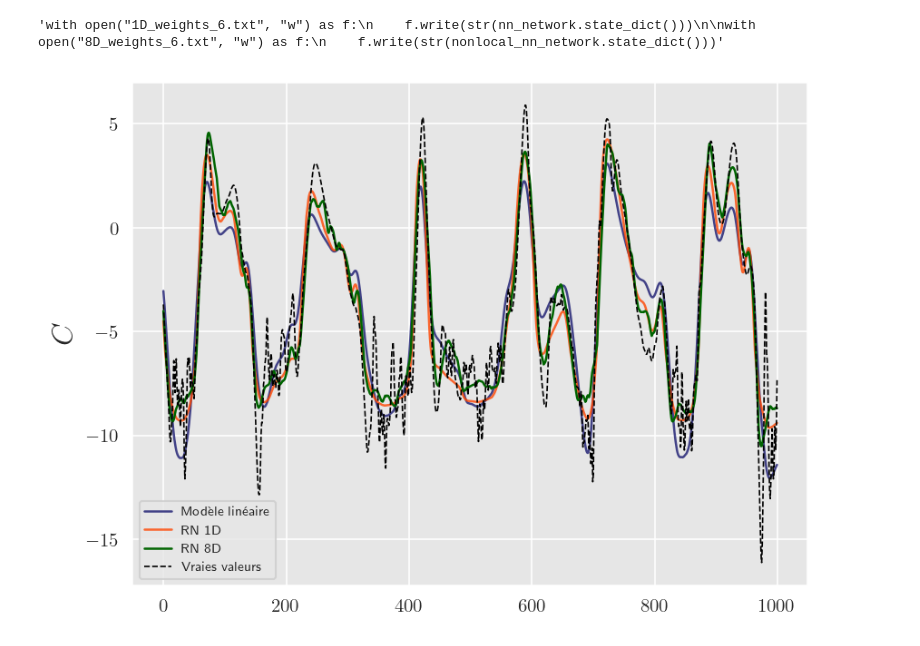
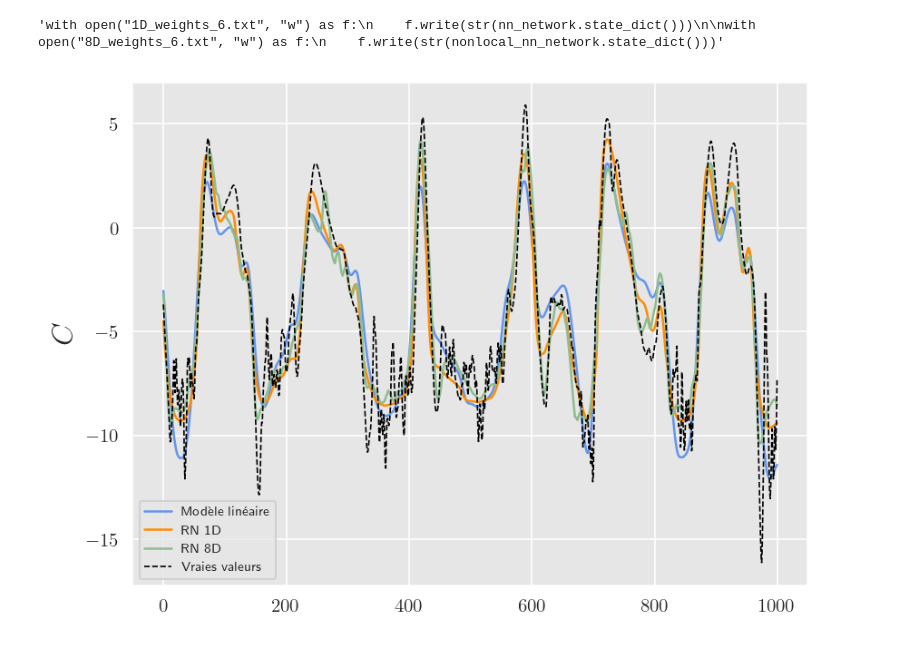
Before and after one commit to evecastonguay/laboratoire3, a Jupyter notebook: L96_Exp4_Training.ipynb, the cells around one changed output. Cells and saved outputs as stored; diff of their text form; code cells hidden in the pictures.

```diff
--- a/L96_Exp4_Training.ipynb
+++ b/L96_Exp4_Training.ipynb
@@ -621,28 +654,28 @@ with open("8D_weights_6.txt", "w") as f:
 # %%
 k_loc = 1
 predictions_linear = linear_network(
     torch.unsqueeze(torch.from_numpy(np.reshape(X_true_test[:, k_loc], -1)), 1)
 )
 predictions_fcnn = nn_network(
     torch.unsqueeze(torch.from_numpy(np.reshape(X_true_test[:, k_loc], -1)), 1)
 )
 
 predictions_nonlocal_fcnn = nonlocal_nn_network(torch.from_numpy(X_true_test))
 
 
 plt.figure(dpi=150)
 plt.plot(
-    predictions_linear.detach().numpy()[0:1000], label="Modèle linéaire", color='midnightblue', alpha=0.8, linewidth=1.2
+    predictions_linear.detach().numpy()[0:1000], label="Modèle linéaire", color='cornflowerblue', alpha=1, linewidth=1.2
 )
 plt.plot(
-    predictions_fcnn.detach().numpy()[0:1000], label="RN 1D", color='orangered', alpha=0.8, linewidth=1.2
+    predictions_fcnn.detach().numpy()[0:1000], label="RN 1D", color='darkorange', alpha=1, linewidth=1.2
 )
 plt.plot(
-    predictions_nonlocal_fcnn.detach().numpy()[0:1000, k_loc],label="RN 8D", color='darkgreen', linewidth=1.2)
+    predictions_nonlocal_fcnn.detach().numpy()[0:1000, k_loc],label="RN 8D", color='darkseagreen', linewidth=1.2)
 plt.plot(subgrid_tend_test[:1000, 1], label="Vraies valeurs", color="k", linestyle="--", linewidth=0.8)
 plt.ylabel(r"$C$",fontsize=16)
 plt.legend(fontsize=7);
 
 plt.savefig('/Users/evecastonguay/Desktop/Labo/E_04/Figures/l18_pred2_.png',dpi=500)
 # %% [output]
-[figure, old version]
+[figure, new version]
```
Also changed, not shown: parts of 11 cells of this notebook.
